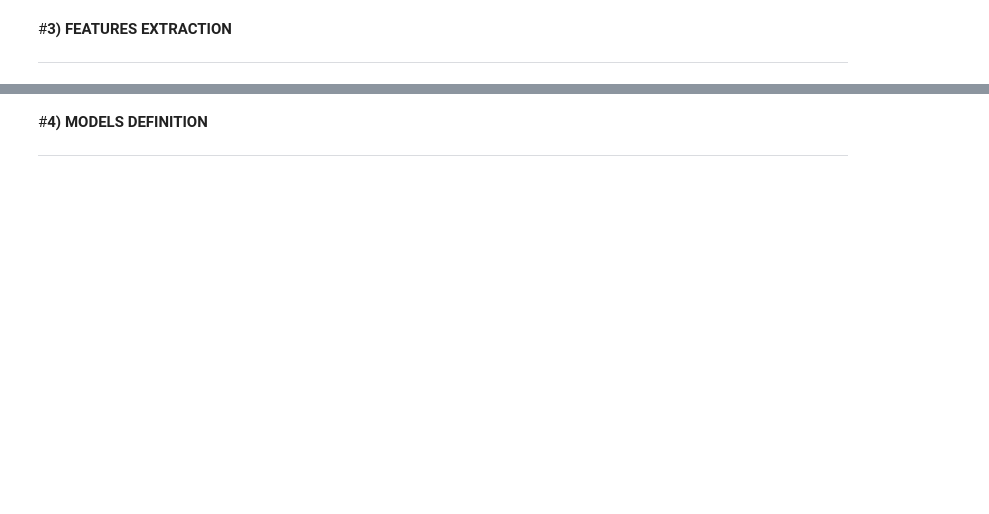
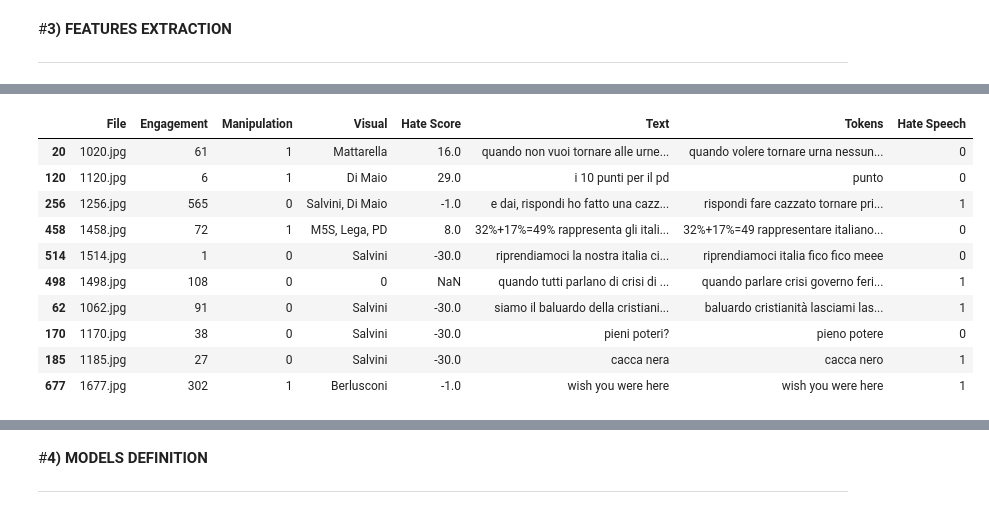
Before and after one commit to simonegramegna/NLP_Dankmeme_classification, a Jupyter notebook: NLP_Dankmemes.ipynb, the cells around one changed output, grey strips where cells are left out. Saved outputs shown, nothing was run; the diff lists cells and outputs as text; code cells hidden in the pictures; blank space fills up the shorter version.

```diff
--- a/NLP_Dankmemes.ipynb
+++ b/NLP_Dankmemes.ipynb
@@ -236,7 +242,7 @@ plt.show()
 # %%
 punctuations = string.punctuation
 nlp = spacy.load("it_core_news_lg")
-stop_words = spacy.lang.it.stop_words.STOP_WORDS
+stop_words = stopwords.words('italian')
 
 r = requests.get(BASE_PATHS[1] + FILENAMES[12])
 swear_words = r.content.decode()
@@ -356,0 +392,26 @@ Meloni, Rosy Bindi, Vendola, Santanchè, Gelmini, Renzi, Casini, Minetti, Gianni
+# %%
+# The hate score is given by the difference between the number of
+# hate meme and the number of not hate meme for each of the people in 'Visual' column
+def get_hate_score(visual, score_df):
+    score = np.NAN
+    if (visual != '0'):
+        visual = visual.split(',')
+        visual = [j.strip().title() for j in visual if j != ' ' and j != '' and j != '0']
+        score = score_df.loc[visual, 'Hate Score'].sum()
+    return score
+
+data['Hate Score'] = data['Visual'].apply(lambda x:get_hate_score(x, df3))
+data = data[['File', 'Engagement', 'Manipulation', 'Visual', 'Hate Score', 'Text', 'Tokens', 'Hate Speech']]
+data.sample(n=10)
+# %% [output]
+|  | File | Engagement | Manipulation | Visual | Hate Score | Text | Tokens | Hate Speech |
+| 20 | 1020.jpg | 61 | 1 | Mattarella | 16.0 | quando non vuoi tornare alle urne... | quando volere tornare urna nessun... | 0 |
+| 120 | 1120.jpg | 6 | 1 | Di Maio | 29.0 | i 10 punti per il pd | punto | 0 |
+| 256 | 1256.jpg | 565 | 0 | Salvini, Di Maio | -1.0 | e dai, rispondi ho fatto una cazz... | rispondi fare cazzato tornare pri... | 1 |
+| 458 | 1458.jpg | 72 | 1 | M5S, Lega, PD | 8.0 | 32%+17%=49% rappresenta gli itali... | 32%+17%=49 rappresentare italiano... | 0 |
+| 514 | 1514.jpg | 1 | 0 | Salvini | -30.0 | riprendiamoci la nostra italia ci... | riprendiamoci italia fico fico meee | 0 |
+| 498 | 1498.jpg | 108 | 0 | 0 | NaN | quando tutti parlano di crisi di ... | quando parlare crisi governo feri... | 1 |
+| 62 | 1062.jpg | 91 | 0 | Salvini | -30.0 | siamo il baluardo della cristiani... | baluardo cristianità lasciami las... | 1 |
+| 170 | 1170.jpg | 38 | 0 | Salvini | -30.0 | pieni poteri? | pieno potere | 0 |
+| 185 | 1185.jpg | 27 | 0 | Salvini | -30.0 | cacca nera | cacca nero | 1 |
+| 677 | 1677.jpg | 302 | 1 | Berlusconi | -1.0 | wish you were here | wish you were here | 1 |
```
Also changed, not shown: parts of 21 cells of this notebook.
